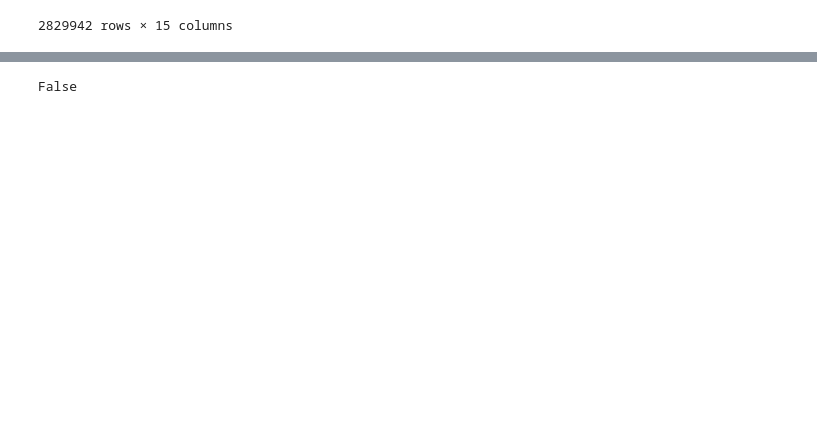
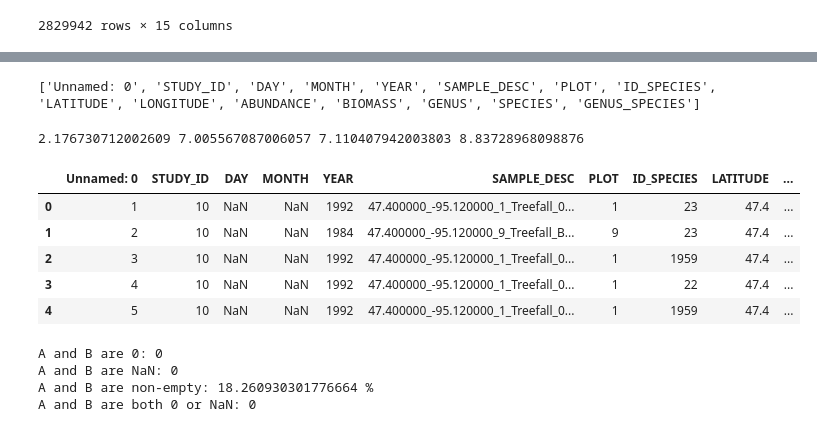
Before and after one commit to elliott-fogg/hackathon_datasets, a Jupyter notebook: biotime/biotime_exploratory.ipynb, the cells around one changed output, grey strips where cells are left out. Saved outputs shown, nothing was run; the diff lists cells and outputs as text; code cells hidden in the pictures; blank space fills up the shorter version.

```diff
--- a/biotime/biotime_exploratory.ipynb
+++ b/biotime/biotime_exploratory.ipynb
@@ -79,4 +54,66 @@ float
-# %%
-numpy.nan > 0
-# %% [output]
-False
+# %%
+d2 = data.rename(columns={'sum.allrawdata.ABUNDANCE': 'ABUNDANCE', 'sum.allrawdata.BIOMASS': 'BIOMASS',
+                         'doesnt_exist': 'also_doesnt_exist'})
+print(d2.columns.tolist())
+# %% [output]
+['Unnamed: 0', 'STUDY_ID', 'DAY', 'MONTH', 'YEAR', 'SAMPLE_DESC', 'PLOT', 'ID_SPECIES', 'LATITUDE', 'LONGITUDE', 'ABUNDANCE', 'BIOMASS', 'GENUS', 'SPECIES', 'GENUS_SPECIES']
+# %%
+from timeit import default_timer as timer
+import numpy as np
+
+# Data with only Abundance
+def test(row):
+#     print(row['ABUNDANCE'], row['BIOMASS'])
+    return True
+
+# def only_ab(row):
+#     try:
+#         if abundance > 0:
+#             if biomass == 0.0 or biomass == numpy.nan:
+#                 return True
+#         return False
+#     except TypeError:
+#         print(abundance, biomass)
+#         print(type(abundance), type(biomass))
+
+t1 = timer()
+d2.loc[d2['ABUNDANCE'] == 0.0, 'ab=0'] = True
+t2 = timer()
+d2.loc[d2['ABUNDANCE'].isna(), 'ab=na'] = True
+t3 = timer()
+d2.loc[d2['BIOMASS'] == 0.0, 'bio=0'] = True
+t4 = timer()
+d2.loc[d2['BIOMASS'].isna(), 'bio=na'] = True
+t5 = timer()
+# %%
+print(t2-t1, t3-t2, t4-t3, t5-t4)
+# %% [output]
+2.176730712002609 7.005567087006057 7.110407942003803 8.83728968098876
+# %%
+new_cols = ['ab=0','ab=na','bio=0','bio=na']
+d2[new_cols] = d2[new_cols].fillna(False)
+# %%
+d2.head()
+# %% [output]
+|  | Unnamed: 0 | STUDY_ID | DAY | MONTH | YEAR | SAMPLE_DESC | PLOT | ID_SPECIES | LATITUDE | ... |
+| 0 | 1 | 10 | NaN | NaN | 1992 | 47.400000_-95.120000_1_Treefall_0... | 1 | 23 | 47.4 | ... |
+| 1 | 2 | 10 | NaN | NaN | 1984 | 47.400000_-95.120000_9_Treefall_B... | 9 | 23 | 47.4 | ... |
+| 2 | 3 | 10 | NaN | NaN | 1992 | 47.400000_-95.120000_1_Treefall_0... | 1 | 1959 | 47.4 | ... |
+| 3 | 4 | 10 | NaN | NaN | 1992 | 47.400000_-95.120000_1_Treefall_0... | 1 | 22 | 47.4 | ... |
+| 4 | 5 | 10 | NaN | NaN | 1992 | 47.400000_-95.120000_1_Treefall_0... | 1 | 1959 | 47.4 | ... |
+# %%
+# Biomass and Abundance are 0
+print("A and B are 0:", len(d2.loc[ (d2['ab=0']) & (d2['bio=0']) ]))
+# Biomass and Abundance are NaN
+print("A and B are NaN:", len(d2.loc[ (d2['ab=na']) & (d2['bio=na']) ]))
+# Abundance is non-zero, Biomass is non-zero
+any_length = len(d2.loc[ d2[new_cols].any(axis=1) ])
+total_length = len(d2)
+print("A and B are non-empty:", (total_length-any_length)/total_length*100, "%")
+# Biomass and Abundance are empty or 0
+print("A and B are both 0 or NaN:", len(d2.loc[ (d2["ab=0"] | d2['ab=na']) & (d2['bio=0'] | d2['bio=na']) ]))
+# %% [output]
+A and B are 0: 0
+A and B are NaN: 0
+A and B are non-empty: 18.260930301776664 %
+A and B are both 0 or NaN: 0
```
Also changed, not shown: parts of 30 cells of this notebook, 17 other files.
